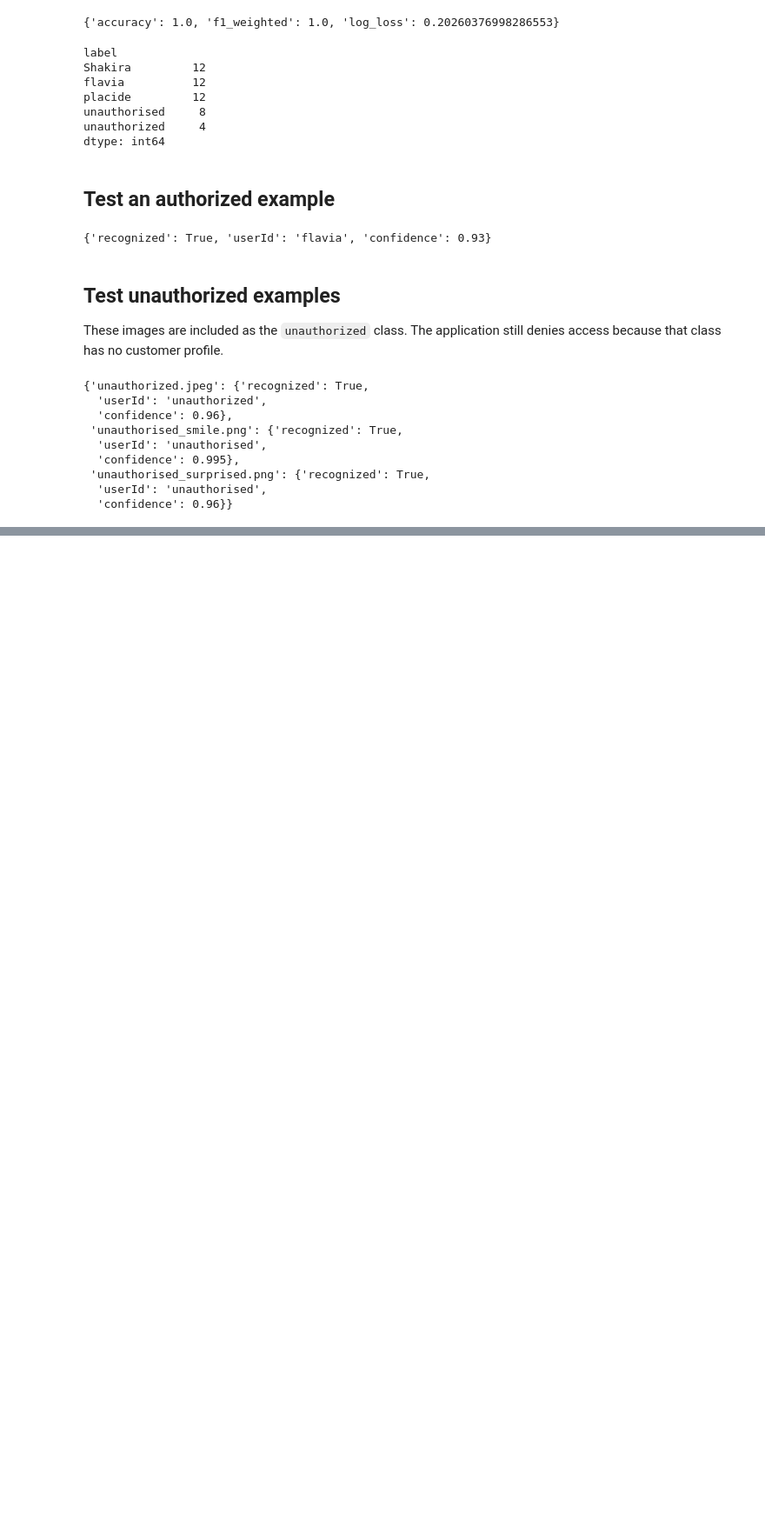
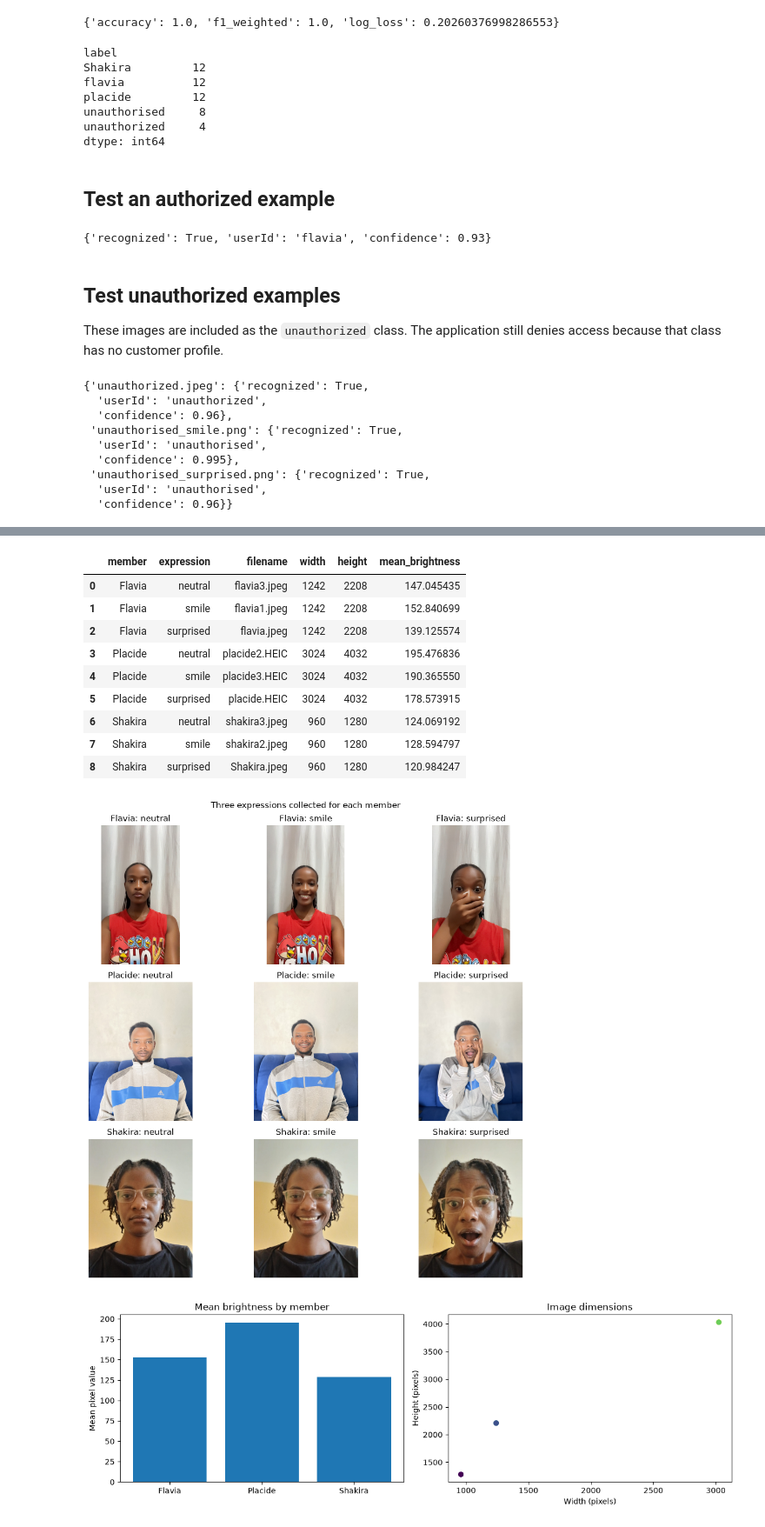
Before and after one commit to Flaviaa4/multi_data_processing, a Jupyter notebook: notebooks/image_pipeline.ipynb, the cells around one changed output, grey strips where cells are left out. Shown at 87% size. Drawn from its saved outputs; the diff is of its cells as text; code cells hidden in the pictures; blank space fills up the shorter version.

Commit message:
Improve image pipeline notebook EDA

```diff
--- a/notebooks/image_pipeline.ipynb
+++ b/notebooks/image_pipeline.ipynb
@@ -94,0 +100,80 @@ unauthorized_paths = [
+# %%
+from pathlib import Path
+
+import matplotlib.pyplot as plt
+import numpy as np
+import pandas as pd
+from PIL import Image, ImageOps
+from pillow_heif import register_heif_opener
+
+ROOT = Path.cwd().parent if Path.cwd().name == "notebooks" else Path.cwd()
+features_path = ROOT / "data" / "image_features.csv"
+register_heif_opener()
+
+member_files = {
+    "Flavia": ["flavia3.jpeg","flavia1.jpeg", "flavia.jpeg",  ],
+    "Placide": ["placide2.HEIC", "placide3.HEIC","placide.HEIC"],
+    "Shakira": ["shakira3.jpeg","shakira2.jpeg", "Shakira.jpeg" ],
+}
+expressions = ["neutral", "smile", "surprised"]
+records = []
+for member, filenames in member_files.items():
+    for expression, filename in zip(expressions, filenames):
+        with Image.open(ROOT / "data" / "images" / filename) as image:
+            rgb = ImageOps.exif_transpose(image).convert("RGB")
+            records.append({
+                "member": member, "expression": expression, "filename": filename,
+                "width": rgb.width, "height": rgb.height,
+                "mean_brightness": float(np.asarray(rgb).mean()),
+            })
+inventory = pd.DataFrame(records)
+display(inventory)
+
+fig, axes = plt.subplots(3, 3, figsize=(11, 10))
+for row, (member, filenames) in enumerate(member_files.items()):
+    for column, (expression, filename) in enumerate(zip(expressions, filenames)):
+        with Image.open(ROOT / "data" / "images" / filename) as image:
+            axes[row, column].imshow(ImageOps.exif_transpose(image).convert("RGB"))
+        axes[row, column].set_title(f"{member}: {expression}")
+        axes[row, column].axis("off")
+fig.suptitle("Three expressions collected for each member")
+plt.tight_layout()
+plt.show()
+
+fig, axes = plt.subplots(1, 2, figsize=(12, 4))
+axes[0].bar(inventory["member"], inventory["mean_brightness"])
+axes[0].set(title="Mean brightness by member", ylabel="Mean pixel value")
+axes[1].scatter(inventory["width"], inventory["height"], c=inventory["mean_brightness"])
+axes[1].set(title="Image dimensions", xlabel="Width (pixels)", ylabel="Height (pixels)")
+plt.tight_layout()
+plt.show()
+
+sample = ImageOps.exif_transpose(Image.open(ROOT / "data" / "images" / "flavia.jpeg")).convert("RGB")
+augmented = [("Original", sample), ("Rotate", sample.rotate(12)), ("Flip", ImageOps.mirror(sample)), ("Grayscale", ImageOps.grayscale(sample))]
+fig, axes = plt.subplots(1, 4, figsize=(15, 4))
+for axis, (title, image) in zip(axes, augmented):
+    axis.imshow(image, cmap="gray")
+    axis.set_title(title)
+    axis.axis("off")
+fig.suptitle("Augmentations applied to one image")
+plt.tight_layout()
+plt.show()
+
+feature_frame = pd.read_csv(features_path)
+feature_frame["augmentation"] = feature_frame["source"].str.split(":").str[-1].where(feature_frame["source"].str.contains(":"), "original")
+display(feature_frame["augmentation"].value_counts().rename_axis("augmentation").to_frame("rows"))
+print("Interpretation: every member has three expression examples, and every original image has rotate, flip, and grayscale feature rows.")
+print("Resizing and normalization make feature lengths consistent despite differences in source dimensions and brightness.")
+# %% [output]
+|  | member | expression | filename | width | height | mean_brightness |
+| 0 | Flavia | neutral | flavia3.jpeg | 1242 | 2208 | 147.045435 |
+| 1 | Flavia | smile | flavia1.jpeg | 1242 | 2208 | 152.840699 |
+| 2 | Flavia | surprised | flavia.jpeg | 1242 | 2208 | 139.125574 |
+| 3 | Placide | neutral | placide2.HEIC | 3024 | 4032 | 195.476836 |
+| 4 | Placide | smile | placide3.HEIC | 3024 | 4032 | 190.365550 |
+| 5 | Placide | surprised | placide.HEIC | 3024 | 4032 | 178.573915 |
+| 6 | Shakira | neutral | shakira3.jpeg | 960 | 1280 | 124.069192 |
+| 7 | Shakira | smile | shakira2.jpeg | 960 | 1280 | 128.594797 |
+| 8 | Shakira | surprised | Shakira.jpeg | 960 | 1280 | 120.984247 |
+[figure, added]
+[figure, added]
```
Also changed, not shown: parts of 3 cells of this notebook.
